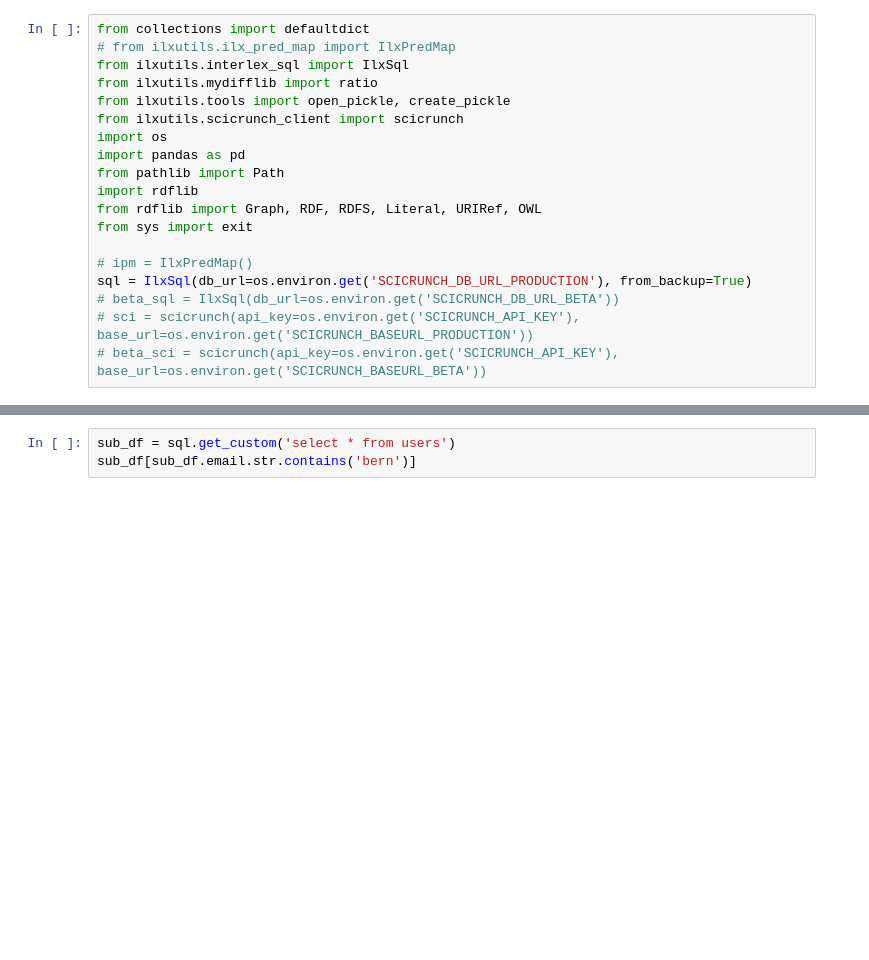
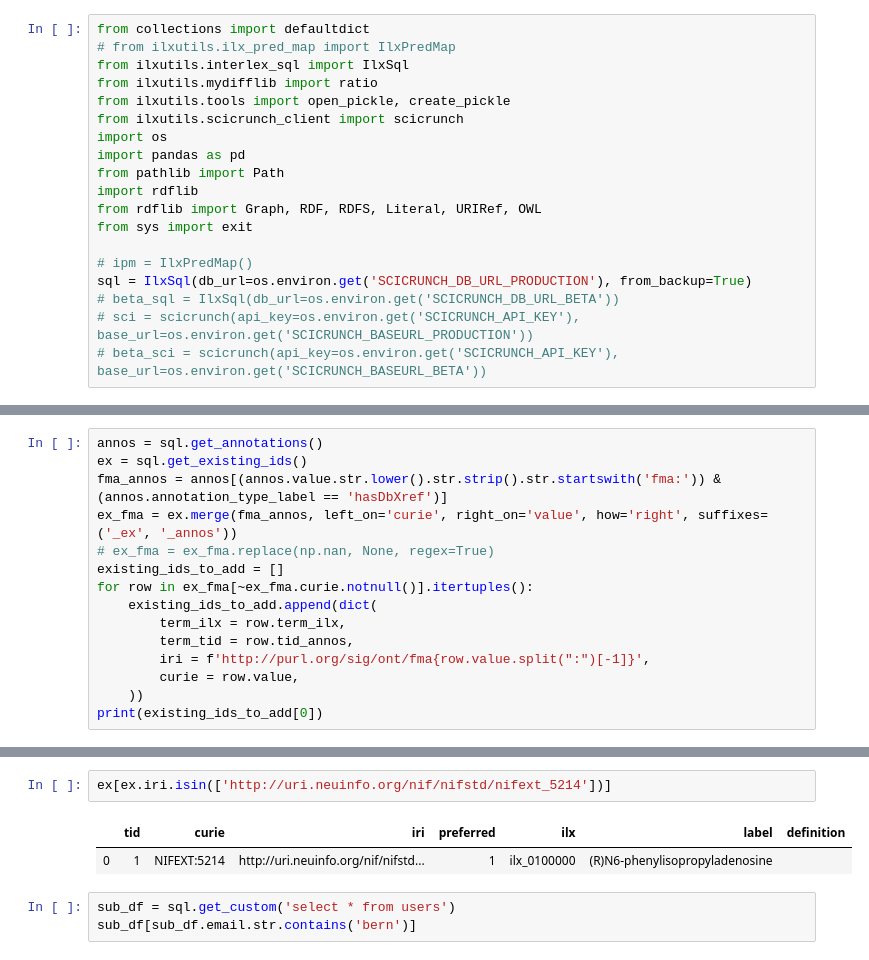
Before and after one commit to tgbugs/pyontutils, a Jupyter notebook: ilxutils/ilx-playground.ipynb, the cells around one changed output, grey strips where cells are left out. Drawn from its saved outputs; the diff is of its cells as text; blank space fills up the shorter version.

```diff
--- a/ilxutils/ilx-playground.ipynb
+++ b/ilxutils/ilx-playground.ipynb
@@ -106,0 +130,15 @@ sql.show_tables()
+# %%
+annos = sql.get_annotations()
+ex = sql.get_existing_ids()
+fma_annos = annos[(annos.value.str.lower().str.strip().str.startswith('fma:')) & (annos.annotation_type_label == 'hasDbXref')]
+ex_fma = ex.merge(fma_annos, left_on='curie', right_on='value', how='right', suffixes=('_ex', '_annos'))
+# ex_fma = ex_fma.replace(np.nan, None, regex=True)
+existing_ids_to_add = []
+for row in ex_fma[~ex_fma.curie.notnull()].itertuples():
+    existing_ids_to_add.append(dict(
+        term_ilx = row.term_ilx,
+        term_tid = row.tid_annos,
+        iri = f'http://purl.org/sig/ont/fma{row.value.split(":")[-1]}',
+        curie = row.value,
+    ))
+print(existing_ids_to_add[0])
@@ -107,3 +227,8 @@ sql.show_tables()
+# %%
+ex[ex.iri.isin(['http://uri.neuinfo.org/nif/nifstd/nifext_5214'])]
+# %% [output]
+|  | tid | curie | iri | preferred | ilx | label | definition |
+| 0 | 1 | NIFEXT:5214 | http://uri.neuinfo.org/nif/nifstd... | 1 | ilx_0100000 | (R)N6-phenylisopropyladenosine |  |
 # %%
 sub_df = sql.get_custom('select * from users')
 sub_df[sub_df.email.str.contains('bern')]
```
Also changed, not shown: parts of 14 cells of this notebook, 1 other file.
